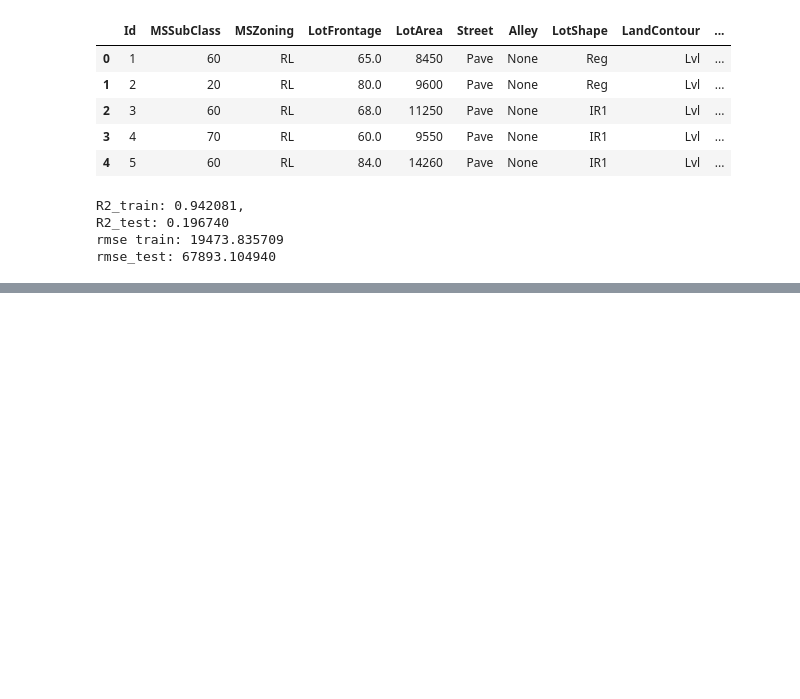
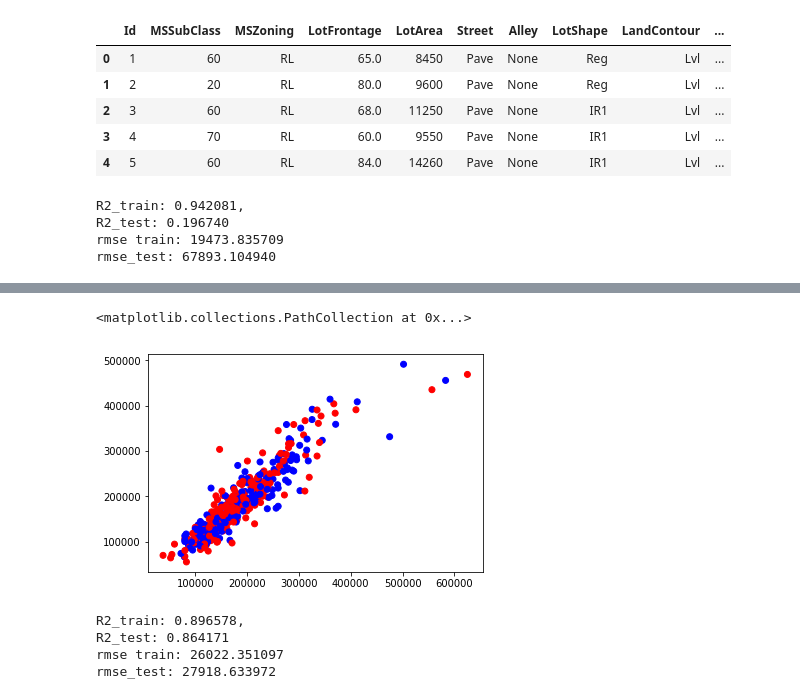
Before and after one commit to Akhileshkudla/MachineLearning-Training, a Jupyter notebook: kaggle-houseprice.ipynb, the cells around one changed output, grey strips where cells are left out. Drawn from its saved outputs; the diff is of its cells as text; code cells hidden in the pictures; blank space fills up the shorter version.

```diff
--- a/kaggle-houseprice.ipynb
+++ b/kaggle-houseprice.ipynb
@@ -121,0 +102,44 @@ X
+# %%
+plt.scatter([y_test],[y_test_pred], color= ["red", "blue"])
+# %% [output]
+<matplotlib.collections.PathCollection at 0x...>
+[figure, added]
+# %%
+df_clean = df.drop(columns=["Id"])  # remove the id column as it does not add an value to the feature
+
+df_clean = df_clean[~df.SalesPrice.isnull()] # no need of empty sales price rows, cos sales price is what we are gonna predict
+
+target = "SalesPrice"
+X = df_clean.copy()
+del X[target]
+X = pd.get_dummies(X, drop_first=True)
+y = df_clean[target]
+
+X_train, X_test, y_train, y_test = model_selection.train_test_split(X, y
+                            , test_size = 0.3, random_state = 123)
+
+est = pipeline.Pipeline([
+    ("poly", preprocessing.PolynomialFeatures(degree=1
+                                    , include_bias=False)),
+    ("scaler", preprocessing.StandardScaler()),
+    ("lr", linear_model.Ridge(alpha=400.0, max_iter=1000))
+])
+
+#est = linear_model.LinearRegression()
+est.fit(X_train, y_train)
+
+y_train_pred = est.predict(X_train)
+y_test_pred = est.predict(X_test)
+
+r2_train = metrics.r2_score(y_train, y_train_pred)
+r2_test = metrics.r2_score(y_test, y_test_pred)
+rmse_train = np.sqrt(metrics.mean_squared_error(y_train, y_train_pred))
+rmse_test = np.sqrt(metrics.mean_squared_error(y_test, y_test_pred))
+
+print("R2_train: %f, \nR2_test: %f\nrmse train: %f\nrmse_test: %f"
+      % (r2_train, r2_test, rmse_train, rmse_test))
+# %% [output]
+R2_train: 0.896578,
+R2_test: 0.864171
+rmse train: 26022.351097
+rmse_test: 27918.633972
```
Also changed, not shown: parts of 11 cells of this notebook, 6 other files.
